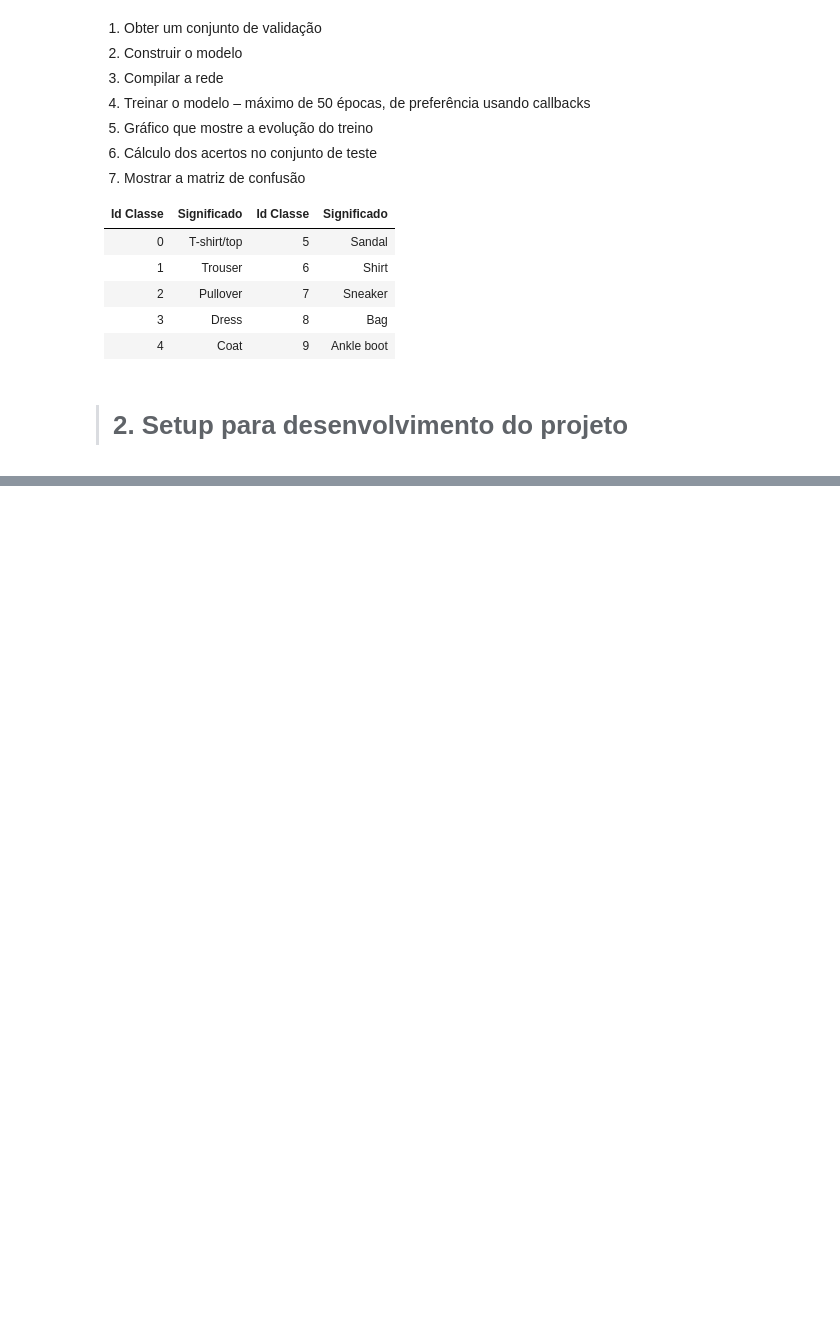
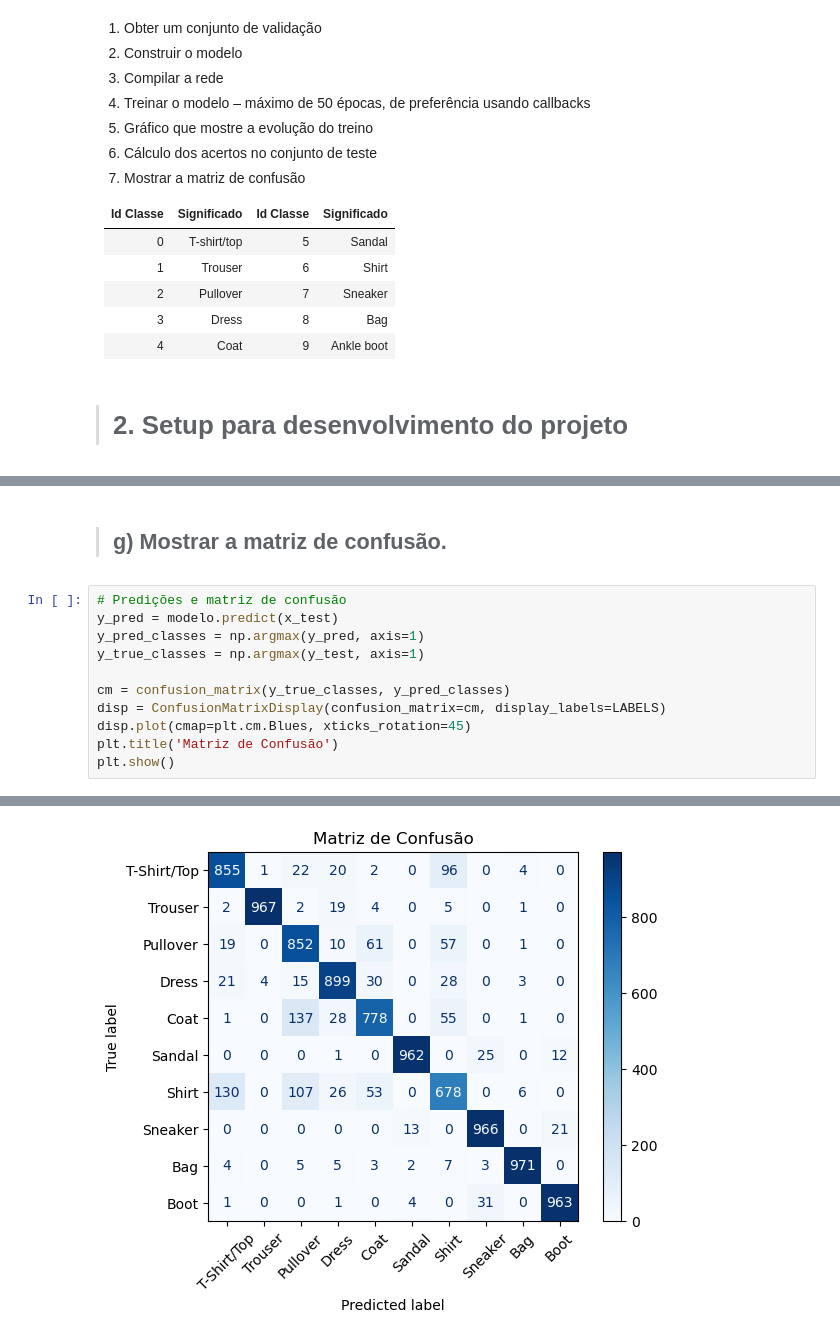
Before and after one commit to Kinpau/APVC_Projeto, a Jupyter notebook: notebooks/D1Parte1-Grupo7.ipynb, the cells around one changed output, grey strips where cells are left out. Saved outputs shown, nothing was run; the diff lists cells and outputs as text; blank space fills up the shorter version.

```diff
--- a/notebooks/D1Parte1-Grupo7.ipynb
+++ b/notebooks/D1Parte1-Grupo7.ipynb
@@ -142,0 +241,14 @@ import fashionNet as fN # TODO: talvez colocar numa função o src/fashionNet.py
+# %% [markdown]
+> ##  g)	Mostrar a matriz de confusão.
+# %%
+# Predições e matriz de confusão
+y_pred = modelo.predict(x_test)
+y_pred_classes = np.argmax(y_pred, axis=1)
+y_true_classes = np.argmax(y_test, axis=1)
+
+cm = confusion_matrix(y_true_classes, y_pred_classes)
+disp = ConfusionMatrixDisplay(confusion_matrix=cm, display_labels=LABELS)
+disp.plot(cmap=plt.cm.Blues, xticks_rotation=45)
+plt.title('Matriz de Confusão')
+plt.show()
+# %% [output]
@@ -142,0 +256 @@ import fashionNet as fN # TODO: talvez colocar numa função o src/fashionNet.py
+[figure, added]
```
Also changed, not shown: parts of 16 cells of this notebook, 1 other file.
